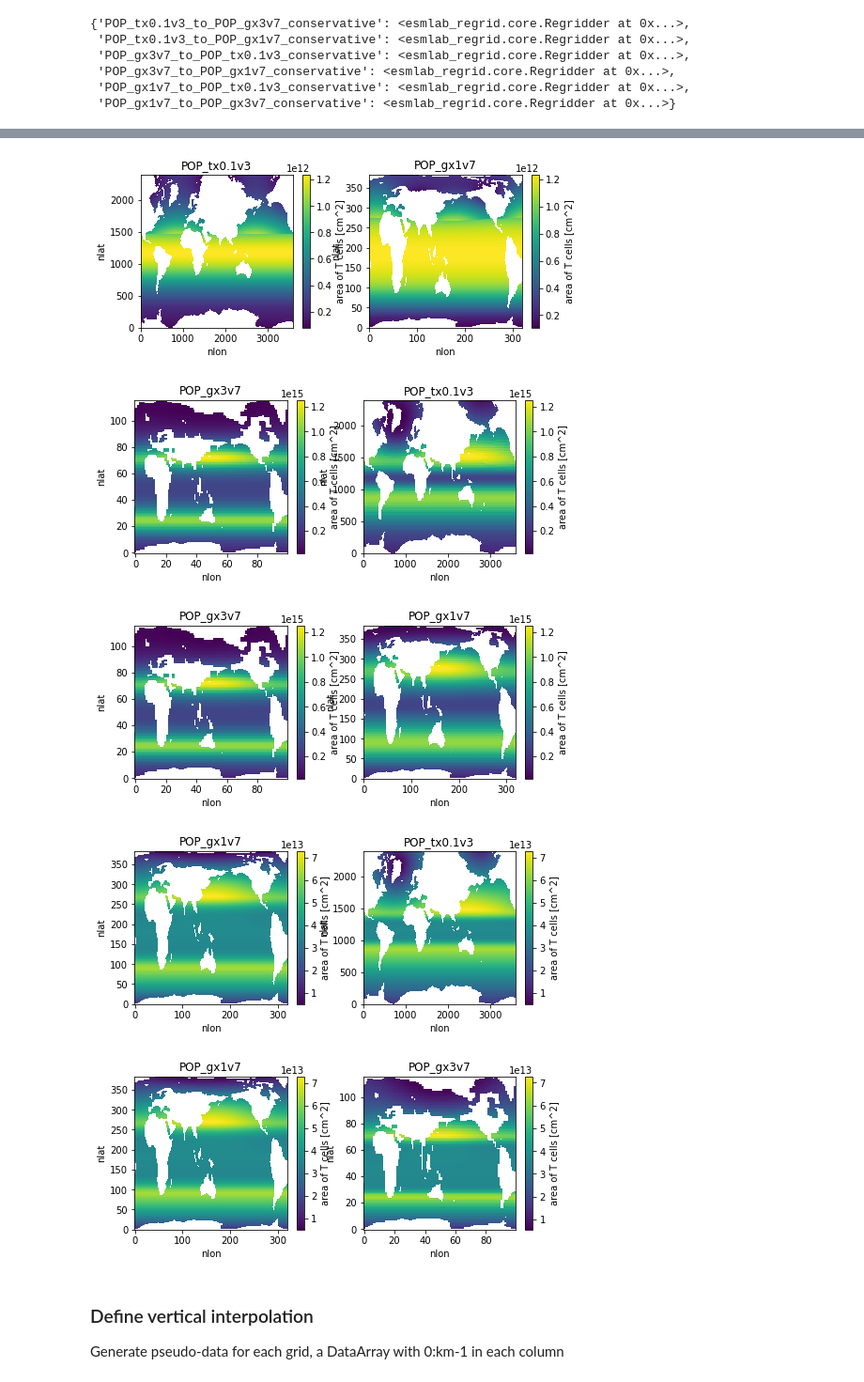
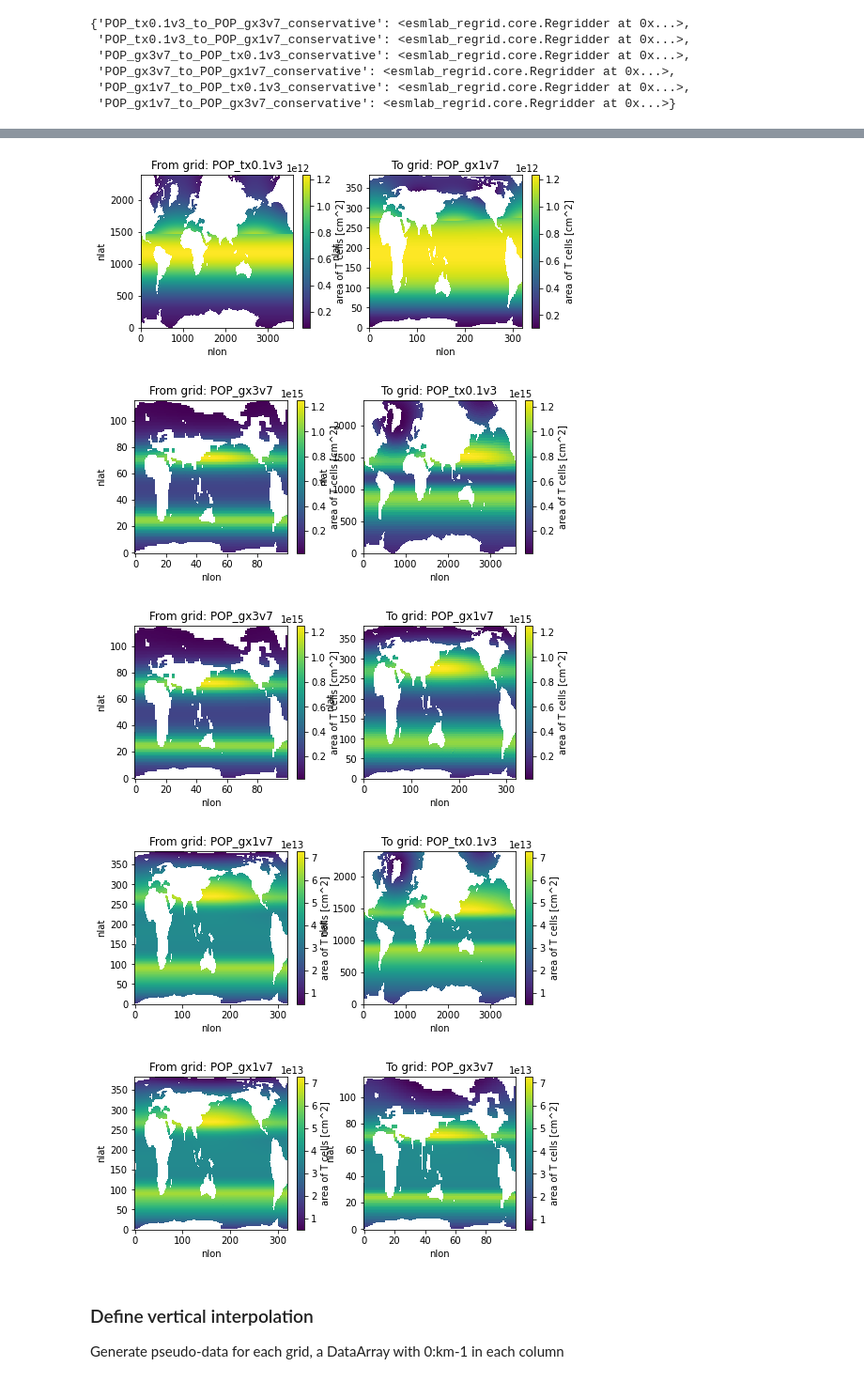
Before and after one commit to matt-long/marbl-forcing, a Jupyter notebook: Fe_sediment_flux/_poc_flux_bottom_velocity_inputs.ipynb, the cells around one changed output, grey strips where cells are left out. Shown at 94% size. Drawn from its saved outputs; the diff is of its cells as text; code cells hidden in the pictures.

```diff
--- a/Fe_sediment_flux/_poc_flux_bottom_velocity_inputs.ipynb
+++ b/Fe_sediment_flux/_poc_flux_bottom_velocity_inputs.ipynb
@@ -107,16 +113,18 @@ for src_grid, dst_grid in product(grids.keys(), grids.keys()):
     key = get_key(src_grid, dst_grid)
 
     da_src = grids[src_grid].TAREA.where(grids[src_grid].KMT > 0)
+
     da_dst = regrid_operator[key](
         da_src,
         renormalize=True,
         apply_mask=True
     )
+
     fig = plt.figure(figsize=(8, 3))
     ax = fig.add_subplot(1, 2, 1)
     da_src.plot()
-    ax.set_title(src_grid)
+    ax.set_title(f'From grid: {src_grid}')
     ax = fig.add_subplot(1, 2, 2)
     da_dst.plot()
-    ax.set_title(dst_grid)
+    ax.set_title(f'To grid: {dst_grid}')
 # %% [output]
@@ -124,8 +132,8 @@ for src_grid, dst_grid in product(grids.keys(), grids.keys()):
-[figure, old version]
+[figure, new version]
-[figure, old version]
+[figure, new version]
-[figure, old version]
+[figure, new version]
-[figure, old version]
+[figure, new version]
-[figure, old version]
+[figure, new version]
 # %% [markdown]
 ### Define vertical interpolation
 
```
Also changed, not shown: parts of 10 cells of this notebook.
